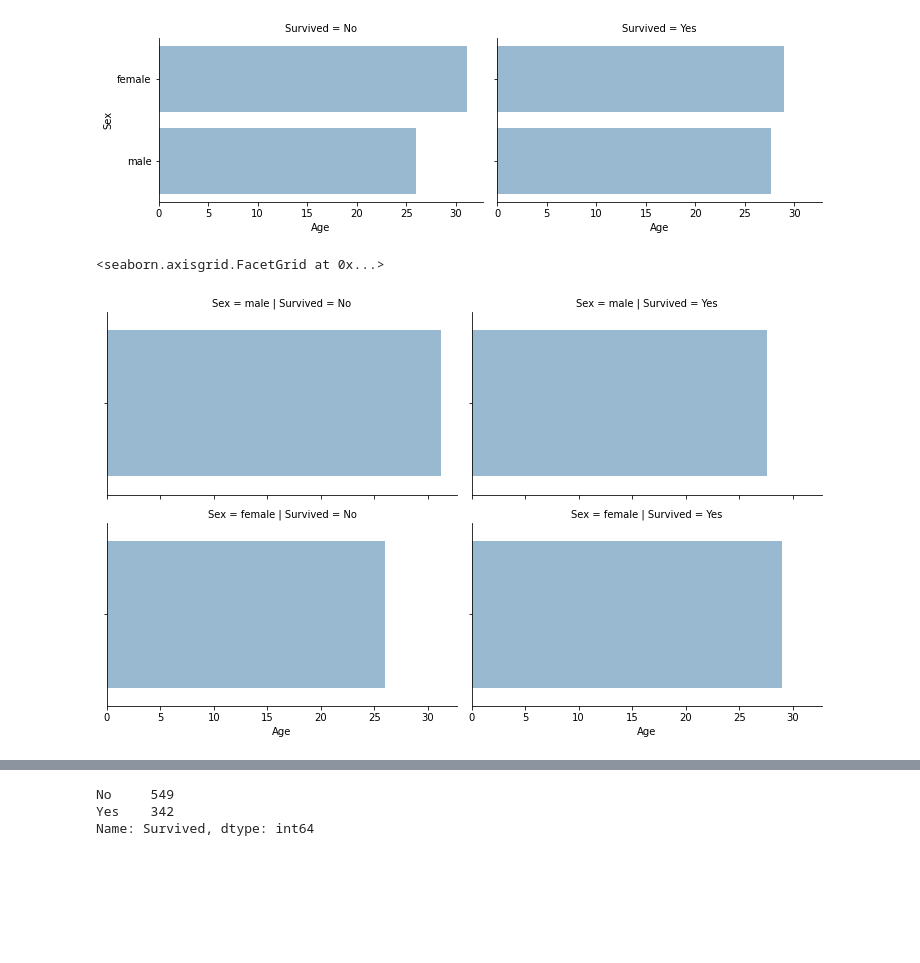
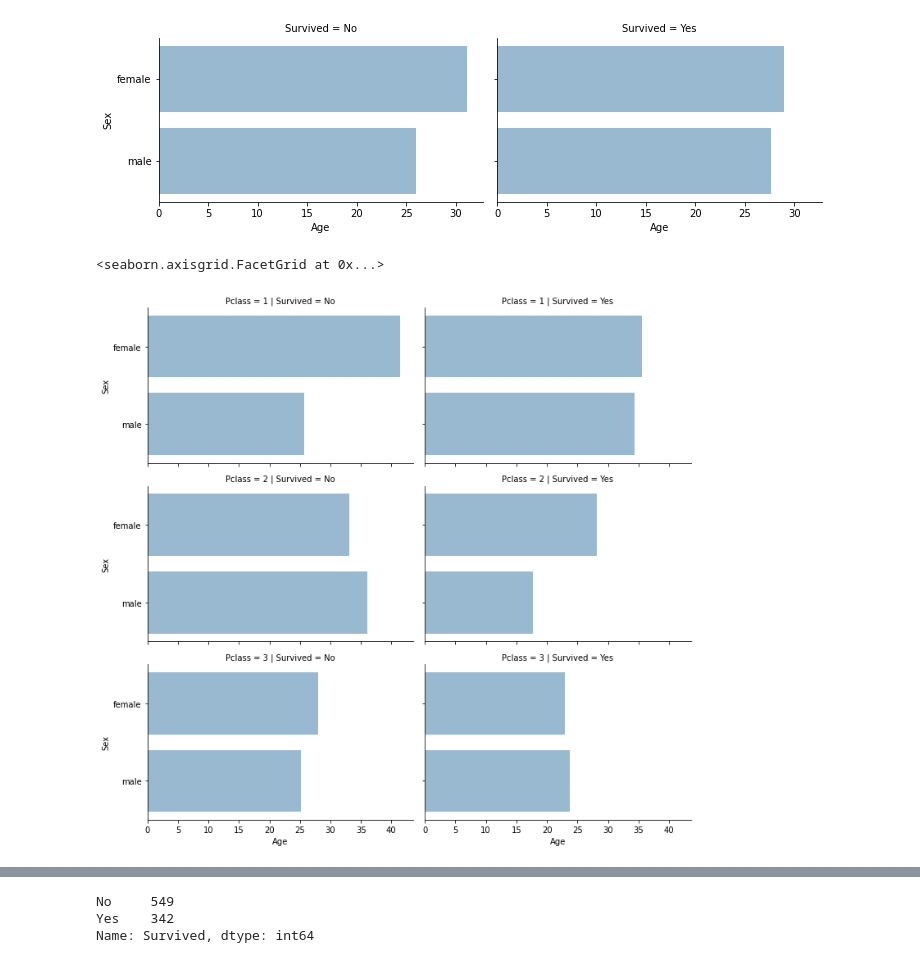
Before and after one commit to Abdou240/Python-Artificial_Intelligence, a Jupyter notebook: IA/IA_Checkpoint/Data_Visualization.ipynb, the cells around one changed output, grey strips where cells are left out. Drawn from its saved outputs; the diff is of its cells as text; code cells hidden in the pictures; blank space fills up the shorter version.

Commit message:
Update Data_Visualizationgit status

```diff
--- a/IA/IA_Checkpoint/Data_Visualization.ipynb
+++ b/IA/IA_Checkpoint/Data_Visualization.ipynb
@@ -270,0 +308,7 @@ Titanic.head()
+# %%
+# Replacing Categorical to Numerical
+# Label encoder function On Embarked
+from sklearn.preprocessing import LabelEncoder
+encoder = LabelEncoder()
+Titanic.Embarked =encoder.fit_transform(Titanic.Embarked)
+Titanic.head()
@@ -382,11 +523,12 @@ grid.add_legend()
 <seaborn.axisgrid.FacetGrid at 0x...>
 [figure]
 # %%
-grid = sns.FacetGrid(Titanic,row = "Sex" ,col = "Survived", height = 3.2, aspect =1.6)
+# Avrage MALE/FEMALE by Age that Suvived or not per Class
+grid = sns.FacetGrid(Titanic,row = "Pclass" ,col = "Survived", height = 3.2, aspect =1.6)
 
-grid.map(sns.barplot,"Age", alpha =.5,ci = None)
+grid.map(sns.barplot,"Age","Sex", alpha =.5,ci = None)
 grid.add_legend()
 # %% [output]
 <seaborn.axisgrid.FacetGrid at 0x...>
-[figure, old version]
+[figure, new version]
 # %%
```
Also changed, not shown: parts of 76 cells of this notebook, 2 other files.
